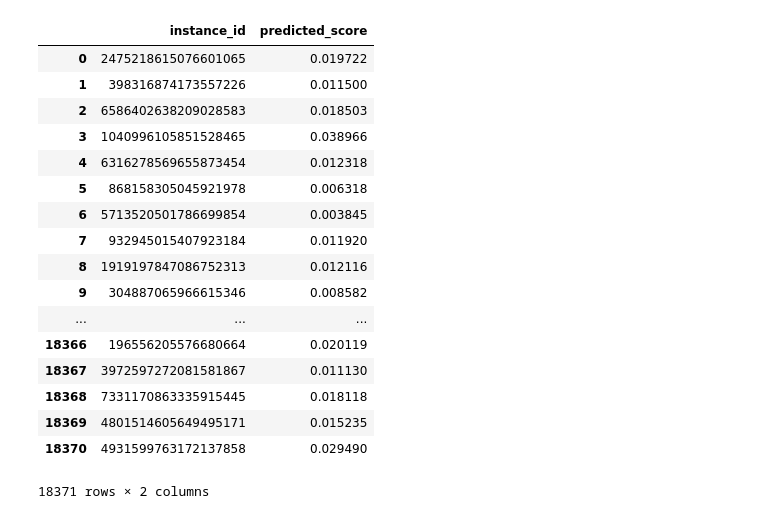
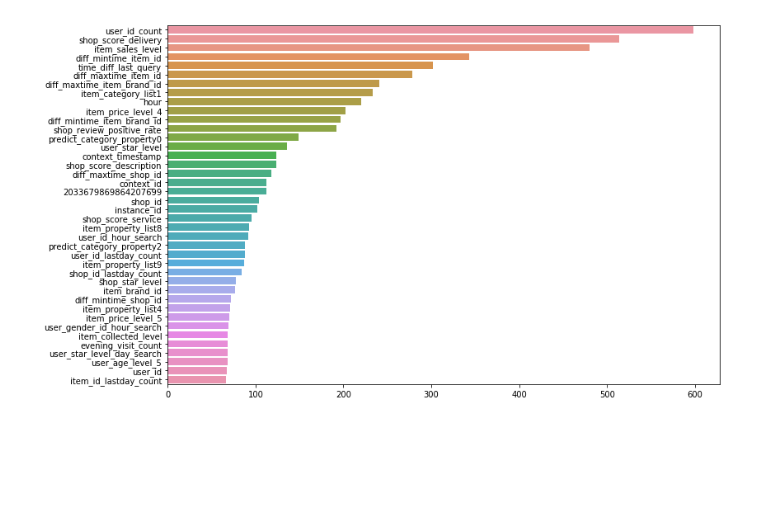
Before and after one commit to fengyin123/helloworld, a Jupyter notebook: feature_engineering/501_lgb.ipynb, the cells around one changed output. Drawn from its saved outputs; the diff is of its cells as text; code cells hidden in the pictures; blank space fills up the shorter version.

```diff
--- a/feature_engineering/501_lgb.ipynb
+++ b/feature_engineering/501_lgb.ipynb
@@ -104,22 +117,7 @@ test shape (18371, 99)
 预测正样本比例: 0.0
-# %%
-submission
-# %% [output]
-|  | instance_id | predicted_score |
-| 0 | 2475218615076601065 | 0.019722 |
-| 1 | 398316874173557226 | 0.011500 |
-| 2 | 6586402638209028583 | 0.018503 |
-| 3 | 1040996105851528465 | 0.038966 |
-| 4 | 6316278569655873454 | 0.012318 |
-| 5 | 868158305045921978 | 0.006318 |
-| 6 | 5713520501786699854 | 0.003845 |
-| 7 | 932945015407923184 | 0.011920 |
-| 8 | 1919197847086752313 | 0.012116 |
-| 9 | 304887065966615346 | 0.008582 |
-| ... | ... | ... |
-| 18366 | 196556205576680664 | 0.020119 |
-| 18367 | 3972597272081581867 | 0.011130 |
-| 18368 | 7331170863335915445 | 0.018118 |
-| 18369 | 4801514605649495171 | 0.015235 |
-| 18370 | 4931599763172137858 | 0.029490 |
-18371 rows × 2 columns
+# %%
+feat_imp = pd.Series(gbm.feature_importance(), index=train_data.columns).sort_values(ascending=False)[:40]
+sns.barplot(x=feat_imp.values, y=feat_imp.index)
+plt.show()
+# %% [output]
+[figure, added]
```
Also changed, not shown: parts of 2 cells of this notebook, 7 other files.
